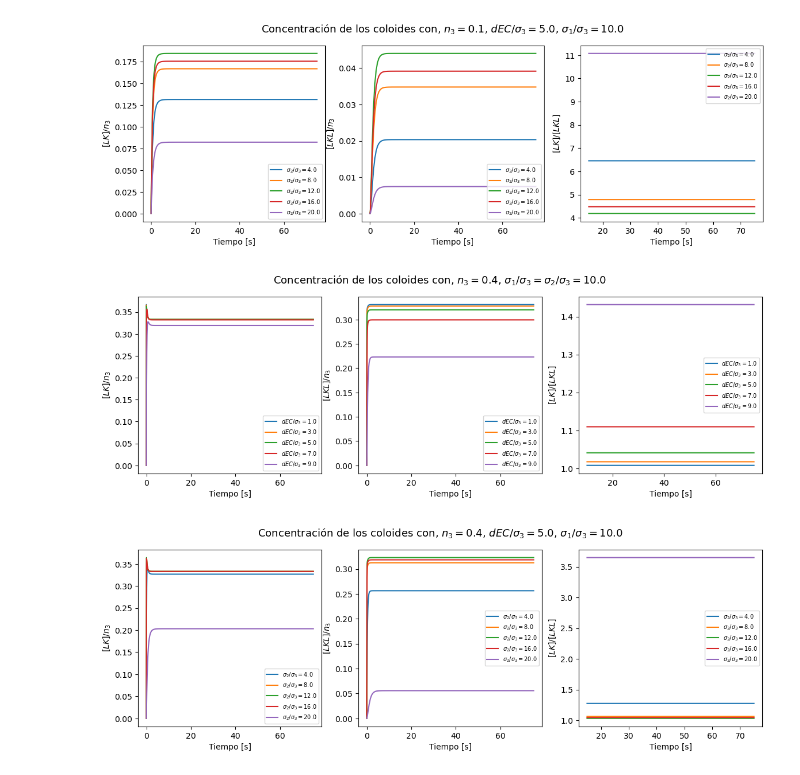
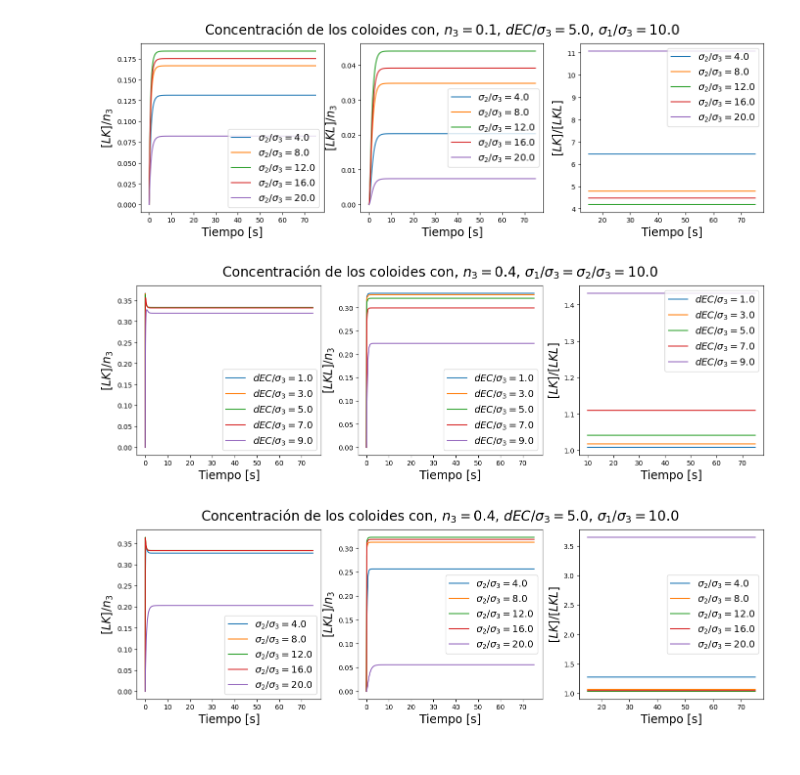
Before and after one commit to Rexmali1/Colloidal-chemestry, a Jupyter notebook: 2D_Analysis/Chemical_kinetics_LKL/Biensamblados_dinamica.ipynb, the cells around one changed output. Drawn from its saved outputs; the diff is of its cells as text; code cells hidden in the pictures.

```diff
--- a/2D_Analysis/Chemical_kinetics_LKL/Biensamblados_dinamica.ipynb
+++ b/2D_Analysis/Chemical_kinetics_LKL/Biensamblados_dinamica.ipynb
@@ -29,7 +29,9 @@ grado_avance       = np.zeros((len(t),2))
 
 # Constantes empiricas de la reacción
 alpha              = 1                                           #Constante empirica
-lambda_            = 1                                           #Constante empirica
+lambda1            = 1                                           #Constante empirica
+lambda2            = 1                                           #Constante empirica
+lambda_var = np.array([0.1,0.5,1.0,1.5,2.0])
 
 # Potenciales de reaccion
 beta_u_ef_con_dEC  = np.loadtxt("beta_u_llave_cerradura_2D_contacto_dEC.csv", delimiter=",")[:,1]     #Potencial primer corrida
@@ -140,49 +251,49 @@ plt.show()
 # %%
 # Segunda figura donde se varia sigma_2 con
 # n3 = 0.1, sigma_1 =  10*sigma_3, dEC =  5*sigma_3
 
 n_3           = 0.1
 #Iniciar el grafico a usar
-fig, axs = plt.subplots(1, 3, figsize=[14, 4])
+fig, axs = plt.subplots(1, 3, figsize=[16.5, 4.5])
 
 for i in range(5):
     grado_avance =  np.loadtxt('Grado_avance_n3_'+ str(str(round(n_3,1))) +
                 '_sigma2_' + str(round(sigma_2_din[i],1)) + '_dEC_' + str(round(dEC_est,1)) + '.csv', delimiter=",")
 
     LK_c         = grado_avance[:,0] - grado_avance[:,1]
     LKL_c        = grado_avance[:,1]
 
     axs[0].plot(t, LK_c      , label = r'$\sigma_2/\sigma_3=$'+str(round(sigma_2_din[i],1)) )
     axs[1].plot(t, LKL_c     , label = r'$\sigma_2/\sigma_3=$'+str(round(sigma_2_din[i],1)) )
     axs[2].plot(t[30000 :], LK_c[30000 :]/LKL_c[30000 :]     , label = r'$\sigma_2/\sigma_3=$'+str(round(sigma_2_din[i],1)) )
 
-axs[0].set_xlabel('Tiempo [s]')
-axs[0].set_ylabel(r'$[LK]/n_3$')
-axs[0].legend(prop={'size': 7})
+axs[0].set_xlabel('Tiempo [s]', fontsize=17)
+axs[0].set_ylabel(r'$[LK]/n_3$', fontsize=17)
+axs[0].legend(fontsize=14)
 
-axs[1].set_xlabel('Tiempo [s]')
-axs[1].set_ylabel(r'$[LKL]/n_3$')
-axs[1].legend(prop={'size': 7})
+axs[1].set_xlabel('Tiempo [s]', fontsize=17)
+axs[1].set_ylabel(r'$[LKL]/n_3$', fontsize=17)
+axs[1].legend(fontsize=14)
 
-axs[2].set_xlabel('Tiempo [s]')
-axs[2].set_ylabel(r'$[LK]/[LKL]$')
-axs[2].legend(prop={'size': 7})
+axs[2].set_xlabel('Tiempo [s]', fontsize=17)
+axs[2].set_ylabel(r'$[LK]/[LKL]$', fontsize=17)
+axs[2].legend(fontsize=14)
 
 
 fig.suptitle(r'Concentración de los coloides con' + r', $n_3=$' + str(round(n_3,1)) +
              r', $dEC/\sigma_3=$' + str(round(dEC_est,1))+
-             r', $\sigma_1/\sigma_3=$' + str(round(sigma_1,1)), fontsize=13)
+             r', $\sigma_1/\sigma_3=$' + str(round(sigma_1,1)), fontsize=20)
 plt.savefig("Grafico_dinamica_biensamblados_sigma2_n3_0.1.png", dpi=500)
 plt.show()
 # %% [output]
-[figure, old version]
+[figure, new version]
 # %%
 # Tercer figura donde se varia dEC con
 # n3 = 0.4, sigma_1 = sigma=2 = 10*sigma_3
 
 n_3           = 0.4
 #Iniciar el grafico a usar
-fig, axs = plt.subplots(1, 3, figsize=[14, 4])
+fig, axs = plt.subplots(1, 3, figsize=[16.5, 4.5])
 
 for i in range(5):
     grado_avance =  np.loadtxt('Grado_avance_n3_'+ str(str(round(n_3,1))) +
@@ -195,32 +306,32 @@ for i in range(5):
     axs[1].plot(t, LKL_c     , label = r'$dEC/\sigma_3=$'+str(round(dEC_din[i],1)) )
     axs[2].plot(t[20000 :], LK_c[20000 :]/LKL_c[20000 :]     , label = r'$dEC/\sigma_3=$'+str(round(dEC_din[i],1)) )
 
-axs[0].set_xlabel('Tiempo [s]')
-axs[0].set_ylabel(r'$[LK]/n_3$')
-axs[0].legend(prop={'size': 7})
+axs[0].set_xlabel('Tiempo [s]', fontsize=17)
+axs[0].set_ylabel(r'$[LK]/n_3$', fontsize=17)
+axs[0].legend(fontsize=14)
 
-axs[1].set_xlabel('Tiempo [s]')
-axs[1].set_ylabel(r'$[LKL]/n_3$')
-axs[1].legend(prop={'size': 7})
+axs[1].set_xlabel('Tiempo [s]', fontsize=17)
+axs[1].set_ylabel(r'$[LKL]/n_3$', fontsize=17)
+axs[1].legend(fontsize=14)
 
-axs[2].set_xlabel('Tiempo [s]')
-axs[2].set_ylabel(r'$[LK]/[LKL]$')
-axs[2].legend(prop={'size': 7})
+axs[2].set_xlabel('Tiempo [s]', fontsize=17)
+axs[2].set_ylabel(r'$[LK]/[LKL]$', fontsize=17)
+axs[2].legend(fontsize=14)
 
 
 fig.suptitle(r'Concentración de los coloides con' + r', $n_3=$' + str(round(n_3,1)) +
-             r', $\sigma_1/\sigma_3=\sigma_2/\sigma_3=$' + str(round(sigma_2_est,1)), fontsize=13)
+             r', $\sigma_1/\sigma_3=\sigma_2/\sigma_3=$' + str(round(sigma_2_est,1)), fontsize=20)
 plt.savefig("Grafico_dinamica_biensamblados_dEC_n3_0.4.png", dpi=500)
 plt.show()
 # %% [output]
-[figure, old version]
+[figure, new version]
 # %%
 # Cuarta figura donde se varia sigma_2 con
 # n3 = 0.4, sigma_1 =  10*sigma_3, dEC =  5*sigma_3
 
 n_3           = 0.4
 #Iniciar el grafico a usar
-fig, axs = plt.subplots(1, 3, figsize=[14, 4])
+fig, axs = plt.subplots(1, 3, figsize=[16.5, 4.5])
 
 for i in range(5):
     grado_avance =  np.loadtxt('Grado_avance_n3_'+ str(str(round(n_3,1))) +
@@ -233,23 +344,23 @@ for i in range(5):
     axs[1].plot(t, LKL_c     , label = r'$\sigma_2/\sigma_3=$'+str(round(sigma_2_din[i],1)) )
     axs[2].plot(t[30000 :], LK_c[30000 :]/LKL_c[30000 :]     , label = r'$\sigma_2/\sigma_3=$'+str(round(sigma_2_din[i],1)) )
 
-axs[0].set_xlabel('Tiempo [s]')
-axs[0].set_ylabel(r'$[LK]/n_3$')
-axs[0].legend(prop={'size': 7})
+axs[0].set_xlabel('Tiempo [s]', fontsize=17)
+axs[0].set_ylabel(r'$[LK]/n_3$', fontsize=17)
+axs[0].legend(fontsize=14)
 
-axs[1].set_xlabel('Tiempo [s]')
-axs[1].set_ylabel(r'$[LKL]/n_3$')
-axs[1].legend(prop={'size': 7})
+axs[1].set_xlabel('Tiempo [s]', fontsize=17)
+axs[1].set_ylabel(r'$[LKL]/n_3$', fontsize=17)
+axs[1].legend(fontsize=14)
 
-axs[2].set_xlabel('Tiempo [s]')
-axs[2].set_ylabel(r'$[LK]/[LKL]$')
-axs[2].legend(prop={'size': 7})
+axs[2].set_xlabel('Tiempo [s]', fontsize=17)
+axs[2].set_ylabel(r'$[LK]/[LKL]$', fontsize=17)
+axs[2].legend(fontsize=14)
 
 
 fig.suptitle(r'Concentración de los coloides con' + r', $n_3=$' + str(round(n_3,1)) +
              r', $dEC/\sigma_3=$' + str(round(dEC_est,1))+
-             r', $\sigma_1/\sigma_3=$' + str(round(sigma_1,1)), fontsize=13)
+             r', $\sigma_1/\sigma_3=$' + str(round(sigma_1,1)), fontsize=20)
 plt.savefig("Grafico_dinamica_biensamblados_sigma2_n3_0.4.png", dpi=500)
 plt.show()
 # %% [output]
-[figure, old version]
+[figure, new version]
```
Also changed, not shown: parts of 6 cells of this notebook, 1 other file.
